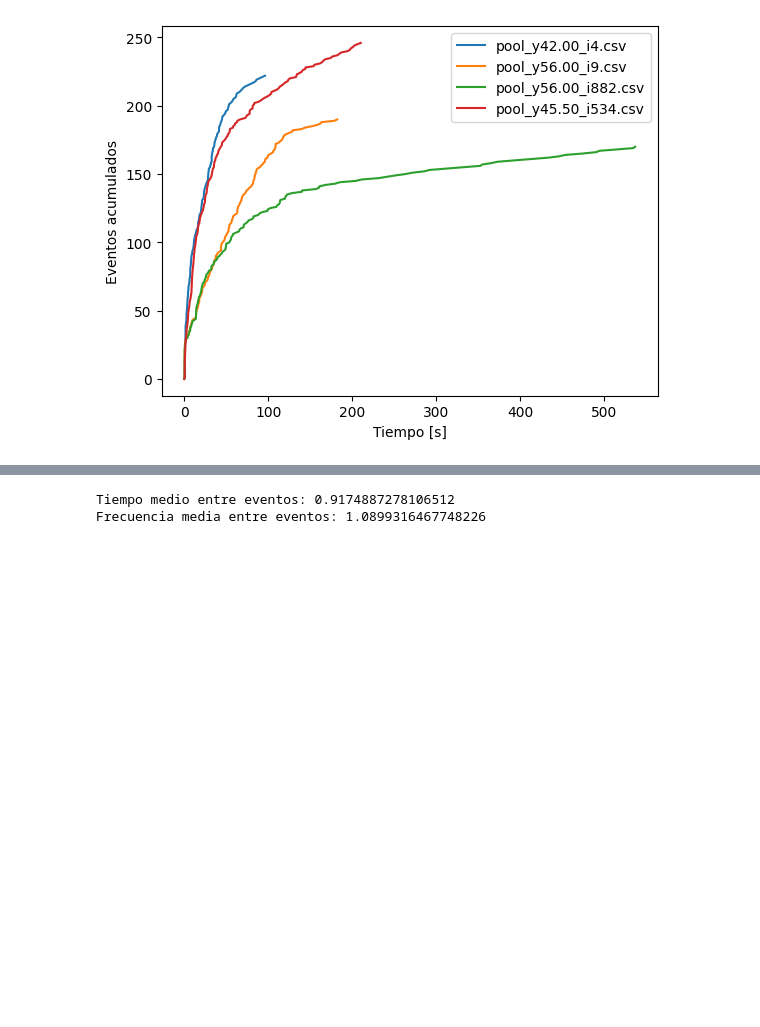
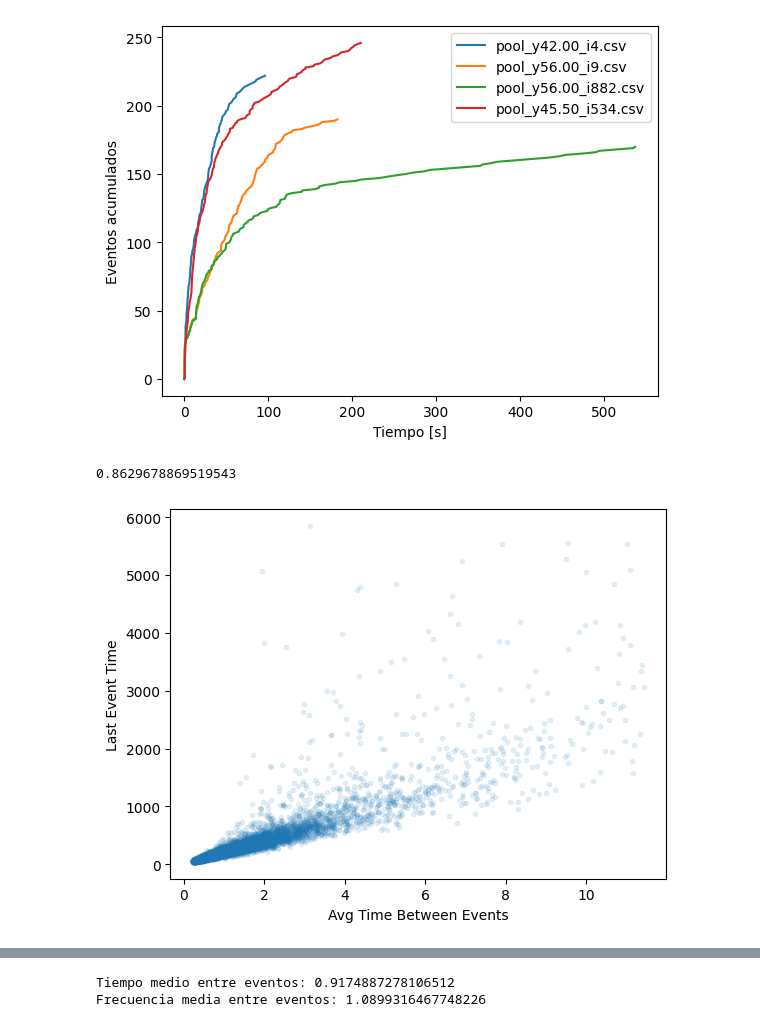
Before and after one commit to shadad00/Simulacion-de-sistemas, a Jupyter notebook: notebooks/TP3.ipynb, the cells around one changed output, grey strips where cells are left out. Saved outputs shown, nothing was run; the diff lists cells and outputs as text; code cells hidden in the pictures; blank space fills up the shorter version.

```diff
--- a/notebooks/TP3.ipynb
+++ b/notebooks/TP3.ipynb
@@ -101,3 +102,37 @@ Analyzing ../tp3/out/csv/pool_y45.50_i534.csv
 Frequency: 1.1707425943178076
 <matplotlib.legend.Legend at 0x...>
 [figure]
+# %%
+from pathlib import Path
+
+path = r'../tp3/out/csv'
+entries = Path(path)
+
+results = []
+for path in entries.iterdir():
+    df = pd.read_csv(path)
+    data = get_simulation_data(df)
+    results.append({k: data[k] for k in data if k in ['avg_event_frequency', 'avg_time_between_events', 'last_event_time']})
+# %%
+df_results = pd.DataFrame(results)
+
+for col in ['last_event_time', 'avg_time_between_events']:
+    high = df_results[col].quantile(0.99)
+    low = df_results[col].quantile(0.01)
+
+    df_results = df_results[(df_results[col] < high) & (df_results[col] > low)]
+
+normalized_df_results = (df_results - df_results.mean()) / df_results.std()
+
+# plt.hist(df_results['last_event_time'], density=True)
+# plt.show()
+
+print(df_results['avg_time_between_events'].corr(df_results['last_event_time']))
+
+plt.scatter(df_results['avg_time_between_events'], df_results['last_event_time'], alpha=0.1, marker='.')
+plt.xlabel('Avg Time Between Events')
+plt.ylabel('Last Event Time')
+plt.show()
+# %% [output]
+0.8629678869519543
+[figure, added]
```
Also changed, not shown: parts of 2 cells of this notebook.
